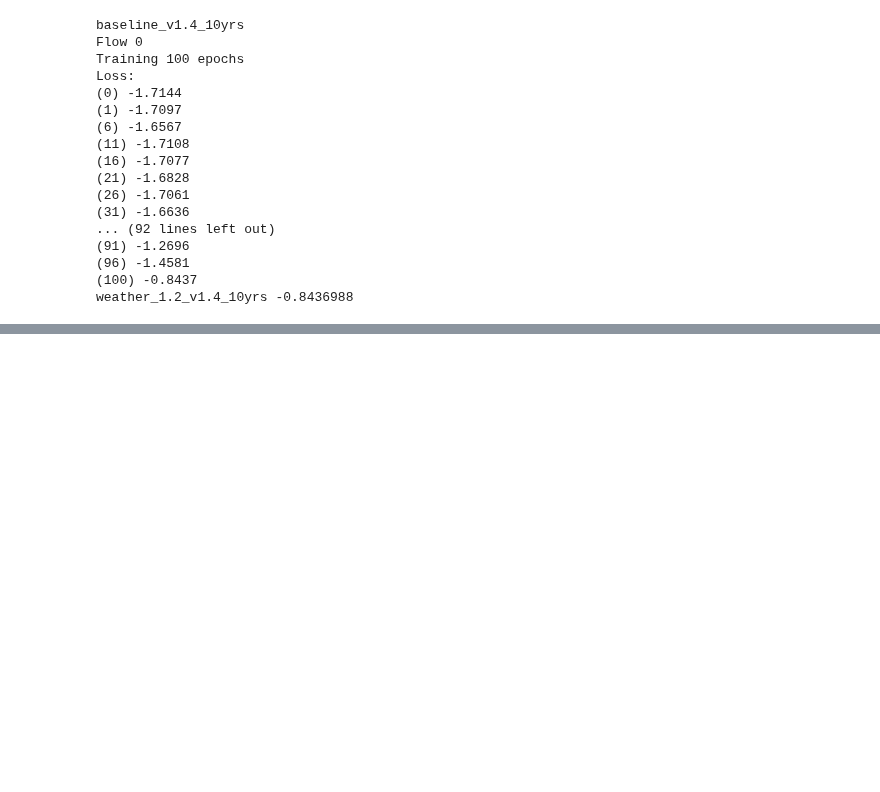
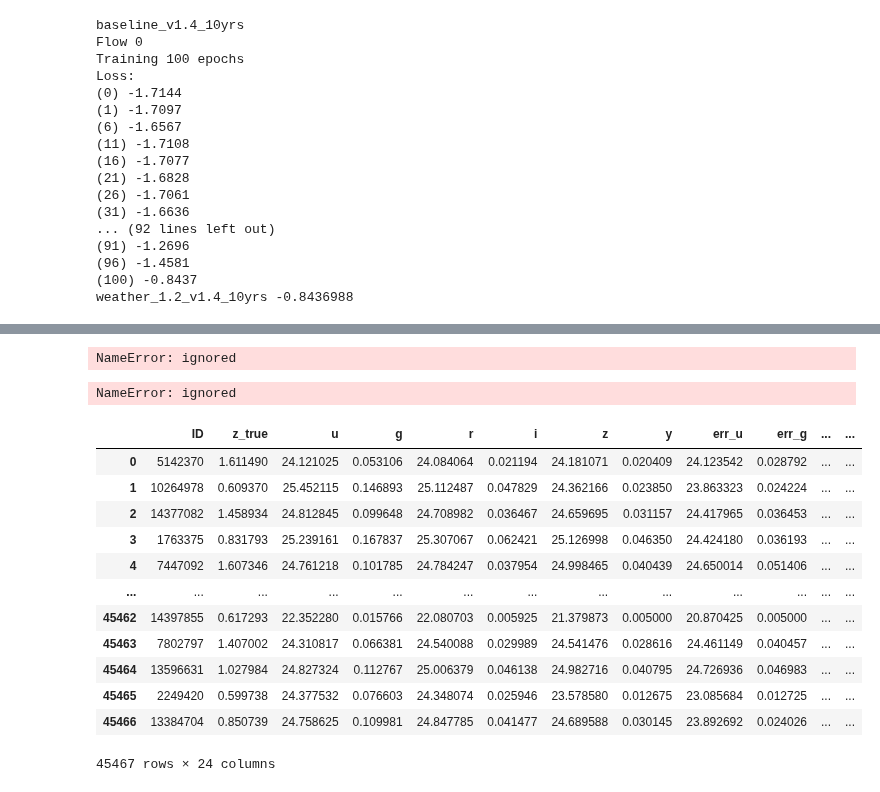
Before and after one commit to bscot/TheLastMetric, a Jupyter notebook: Example_TLM.ipynb, the cells around one changed output, grey strips where cells are left out. Saved outputs shown, nothing was run; the diff lists cells and outputs as text; code cells hidden in the pictures; blank space fills up the shorter version.

```diff
--- a/Example_TLM.ipynb
+++ b/Example_TLM.ipynb
@@ -269,0 +357,10 @@ weather_1.2_v1.4_10yrs -0.8436988
+# %%
+flows = {}
+for os in available_os:
+  flows[os] = [FlowEnsemble(file=f"pzflow_ensemble_for_{os}.pkl" )]
+
+# just_tav = {}
+# for os in available_os:
+#   just_tav[os] = post_trained[os].log_prob(catalogs[os])
+
+flows
@@ -269,0 +369,5 @@ weather_1.2_v1.4_10yrs -0.8436988
+# %%
+all_logp = {}
+for which_os in available_os:
+  all_logp[which_os] = np.stack([f.log_prob(phot_cats[which_os].to_pandas())
+                                 for f in flows[which_os] ], axis=0)
@@ -269,0 +376,23 @@ weather_1.2_v1.4_10yrs -0.8436988
+# %%
+zbins = np.linspace(0, 3, 32)
+avgtav = {}
+errtav = {}
+for which_os in available_os:
+  print(os)
+  plotran = np.empty_like(zbins)
+  ploterr = np.empty_like(zbins)
+  print(phot_cats[which_os].columns)
+  if 'logprob' not in phot_cats[which_os].columns.values():
+    phot_cats[which_os]['logprob'] = all_logp[os]
+    print(phot_cats[which_os].columns)
+  for i, zmin in enumerate(zbins[:-1]):
+    zmax = zbins[i+1]
+    subset = phot_cats[which_os][(phot_cats[os]['z_true'] >= zmin) & (phot_cats[which_os]['z_true'] < zmax)]
+    # print((zmin, len(subset), zmax))
+    vals = subset['logprob']
+    mean = np.mean(vals)
+    std = np.std(vals)
+    plotran[i] = mean
+    ploterr[i] = std
+  avgtav[os] = plotran
+  errtav[os] = ploterr
@@ -269,0 +444,24 @@ weather_1.2_v1.4_10yrs -0.8436988
+# %%
+z_cats['baseline_v1.4_10yrs'].to_pandas().dropna()
+# %% [output]
+NameError: ignored
+# %%
+z_cats['ID']
+# %% [output]
+NameError: ignored
+# %%
+phot_cats['baseline_v1.4_10yrs'].to_pandas().dropna()
+# %% [output]
+|  | ID | z_true | u | g | r | i | z | y | err_u | err_g | ... | ... |
+| 0 | 5142370 | 1.611490 | 24.121025 | 0.053106 | 24.084064 | 0.021194 | 24.181071 | 0.020409 | 24.123542 | 0.028792 | ... | ... |
+| 1 | 10264978 | 0.609370 | 25.452115 | 0.146893 | 25.112487 | 0.047829 | 24.362166 | 0.023850 | 23.863323 | 0.024224 | ... | ... |
+| 2 | 14377082 | 1.458934 | 24.812845 | 0.099648 | 24.708982 | 0.036467 | 24.659695 | 0.031157 | 24.417965 | 0.036453 | ... | ... |
+| 3 | 1763375 | 0.831793 | 25.239161 | 0.167837 | 25.307067 | 0.062421 | 25.126998 | 0.046350 | 24.424180 | 0.036193 | ... | ... |
+| 4 | 7447092 | 1.607346 | 24.761218 | 0.101785 | 24.784247 | 0.037954 | 24.998465 | 0.040439 | 24.650014 | 0.051406 | ... | ... |
+| ... | ... | ... | ... | ... | ... | ... | ... | ... | ... | ... | ... | ... |
+| 45462 | 14397855 | 0.617293 | 22.352280 | 0.015766 | 22.080703 | 0.005925 | 21.379873 | 0.005000 | 20.870425 | 0.005000 | ... | ... |
+| 45463 | 7802797 | 1.407002 | 24.310817 | 0.066381 | 24.540088 | 0.029989 | 24.541476 | 0.028616 | 24.461149 | 0.040457 | ... | ... |
+| 45464 | 13596631 | 1.027984 | 24.827324 | 0.112767 | 25.006379 | 0.046138 | 24.982716 | 0.040795 | 24.726936 | 0.046983 | ... | ... |
+| 45465 | 2249420 | 0.599738 | 24.377532 | 0.076603 | 24.348074 | 0.025946 | 23.578580 | 0.012675 | 23.085684 | 0.012725 | ... | ... |
+| 45466 | 13384704 | 0.850739 | 24.758625 | 0.109981 | 24.847785 | 0.041477 | 24.689588 | 0.030145 | 23.892692 | 0.024026 | ... | ... |
+45467 rows × 24 columns
```
Also changed, not shown: parts of 17 cells of this notebook.
